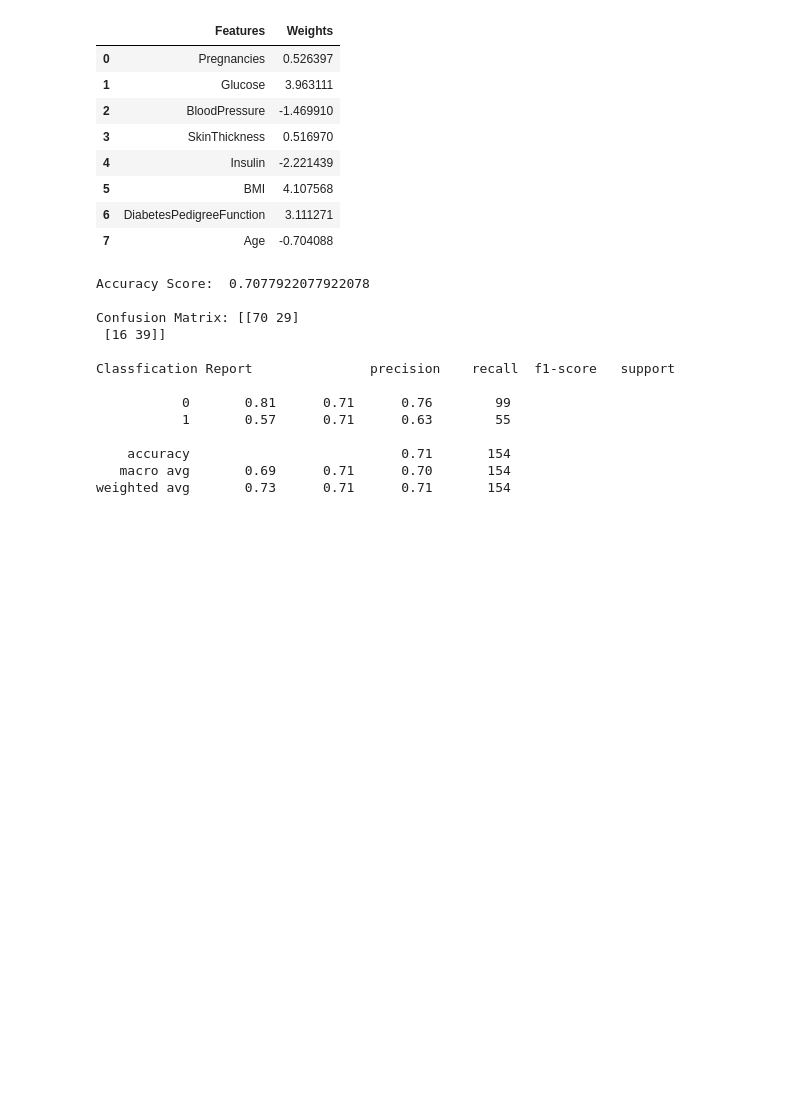
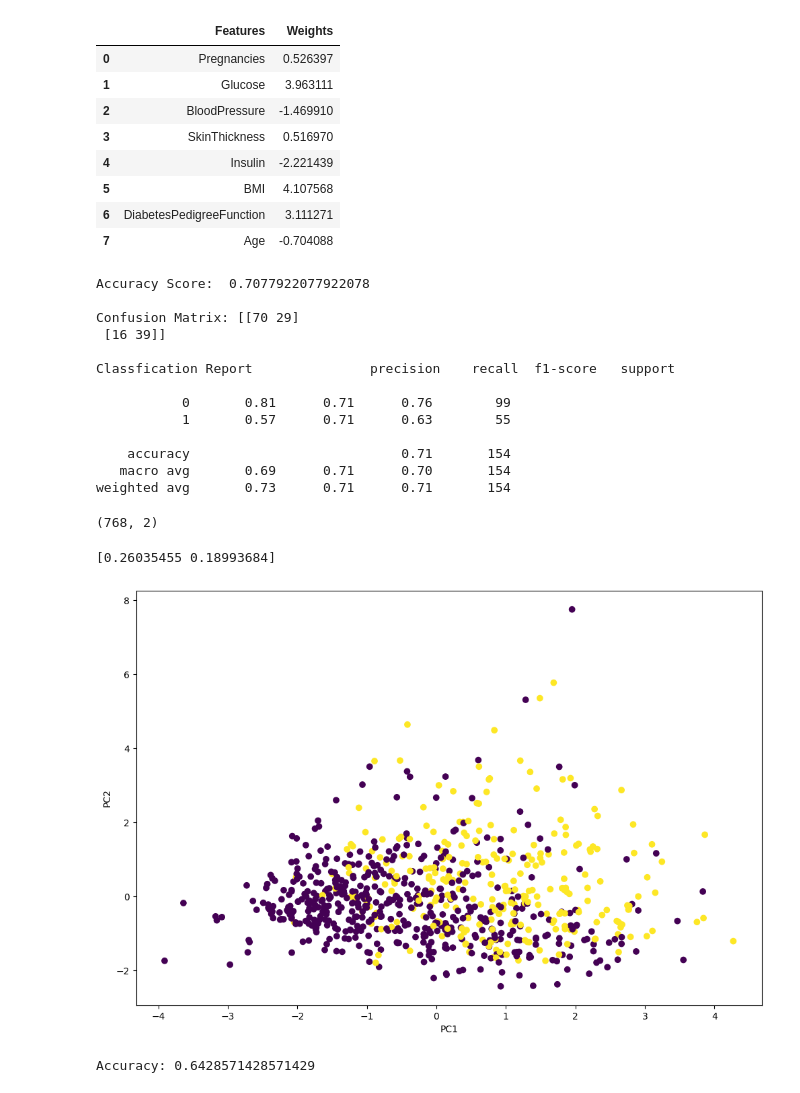
Before and after one commit to harkirat-data/perceptron-models, a Jupyter notebook: model2/Diabetes_dataset-model.ipynb, the cells around one changed output. Saved outputs shown, nothing was run; the diff lists cells and outputs as text; code cells hidden in the pictures; blank space fills up the shorter version.

```diff
--- a/model2/Diabetes_dataset-model.ipynb
+++ b/model2/Diabetes_dataset-model.ipynb
@@ -158,0 +163,27 @@ weighted avg       0.73      0.71      0.71       154
+# %%
+pca = PCA(n_components = 2)
+# %%
+X_train_pca = pca.fit_transform(X_scaled)
+X_test_pca = scaler.transform(X_test)
+# %%
+X_train_pca.shape
+# %% [output]
+(768, 2)
+# %%
+print(pca.explained_variance_ratio_)
+# %% [output]
+[0.26035455 0.18993684]
+# %%
+plt.figure(figsize = (12,8))
+
+plt.scatter(
+    X_train_pca[:,0],
+    X_train_pca[:,1],
+    c = y
+)
+
+plt.xlabel("PC1")
+plt.ylabel("PC2")
+plt.show()
+# %% [output]
+[figure, added]
@@ -158,0 +205,4 @@ weighted avg       0.73      0.71      0.71       154
+# %%
+print("Accuracy:", accuracy_score(y_test, y_pred))
+# %% [output]
+Accuracy: 0.6428571428571429
```
Also changed, not shown: parts of 6 cells of this notebook.
